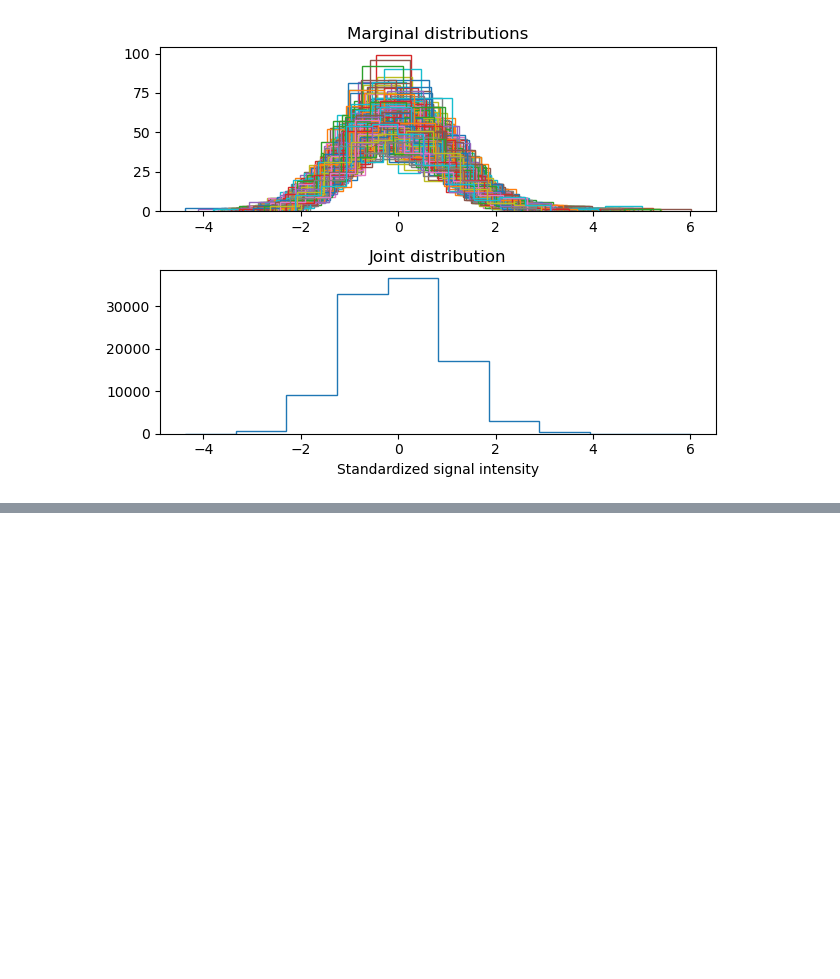
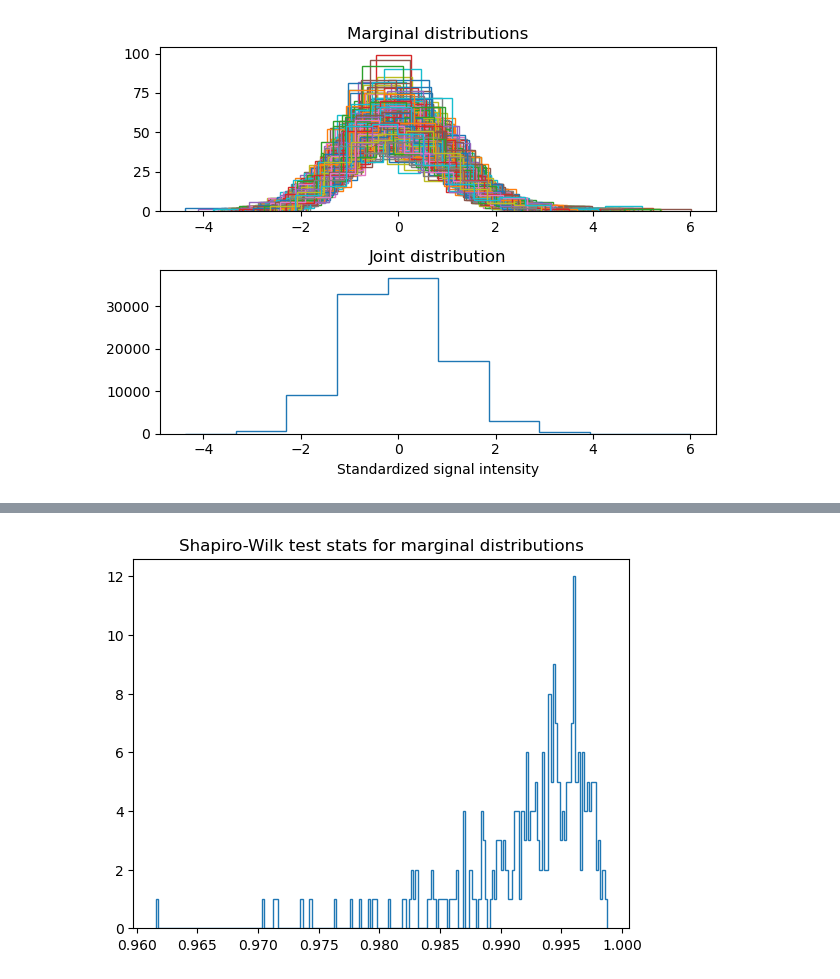
Before and after one commit to jonathan-legrand/bold-dementia, a Jupyter notebook: notebooks/signals_stats.ipynb, the cells around one changed output, grey strips where cells are left out. Saved outputs shown, nothing was run; the diff lists cells and outputs as text; code cells hidden in the pictures; blank space fills up the shorter version.

Commit message:
Normality tests

```diff
--- a/notebooks/signals_stats.ipynb
+++ b/notebooks/signals_stats.ipynb
@@ -58,0 +62,8 @@ plt.show()
+# %%
+test_res = np.apply_along_axis(stats.shapiro, 1, ts)
+stat = test_res[:, 0]
+plt.hist(stat, bins=200, histtype="step")
+plt.title("Shapiro-Wilk test stats for marginal distributions")
+plt.show()
+# %% [output]
+[figure, added]
```
Also changed, not shown: parts of 6 cells of this notebook.
